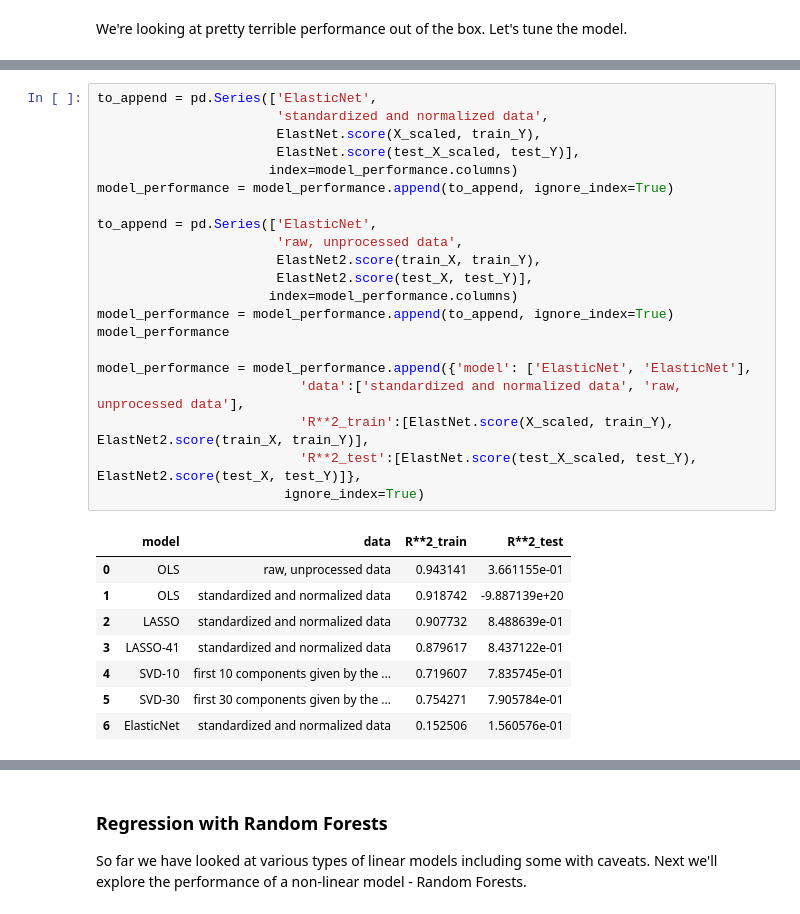
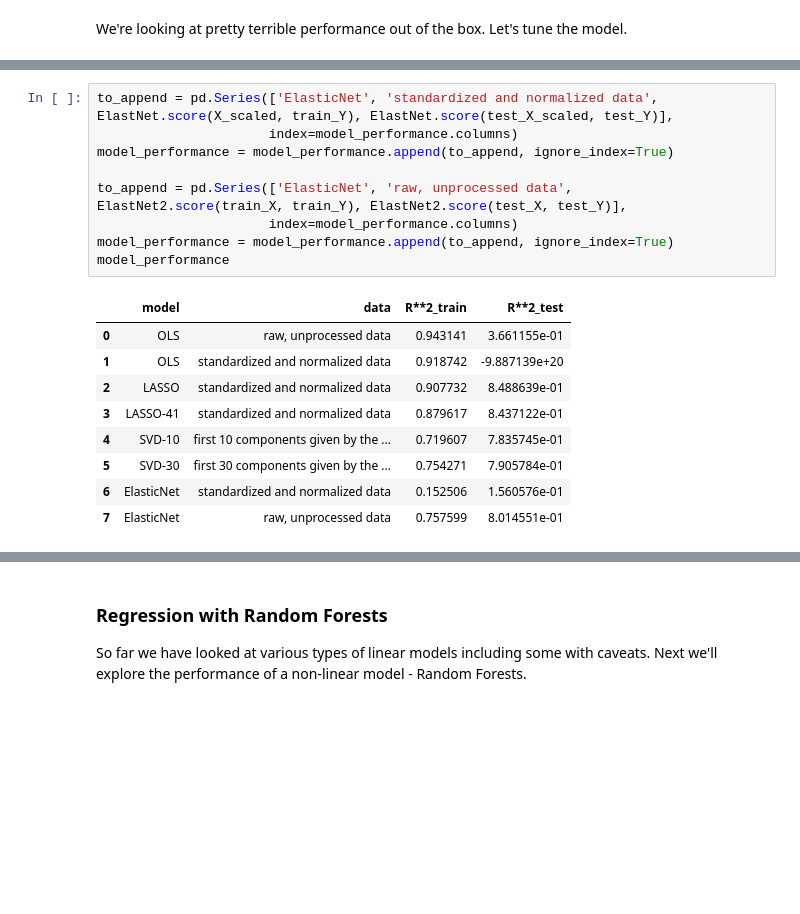
Before and after one commit to aditinabar/house-prices-modeling, a Jupyter notebook: Predicting House Prices.ipynb, the cells around one changed output, grey strips where cells are left out. Cells and saved outputs as stored; diff of their text form; blank space fills up the shorter version.

Commit message:
Clean up ElasticNet implementation to notebook.

```diff
--- a/Predicting House Prices.ipynb
+++ b/Predicting House Prices.ipynb
@@ -364,30 +363,19 @@ mean_squared_error(testpredictions_elastnet2, test_Y)
 # %%
-to_append = pd.Series(['ElasticNet',
-                       'standardized and normalized data',
-                       ElastNet.score(X_scaled, train_Y),
-                       ElastNet.score(test_X_scaled, test_Y)],
+to_append = pd.Series(['ElasticNet', 'standardized and normalized data', ElastNet.score(X_scaled, train_Y), ElastNet.score(test_X_scaled, test_Y)],
                       index=model_performance.columns)
 model_performance = model_performance.append(to_append, ignore_index=True)
 
-to_append = pd.Series(['ElasticNet',
-                       'raw, unprocessed data',
-                       ElastNet2.score(train_X, train_Y),
-                       ElastNet2.score(test_X, test_Y)],
+to_append = pd.Series(['ElasticNet', 'raw, unprocessed data', ElastNet2.score(train_X, train_Y), ElastNet2.score(test_X, test_Y)],
                       index=model_performance.columns)
 model_performance = model_performance.append(to_append, ignore_index=True)
 model_performance
-
-model_performance = model_performance.append({'model': ['ElasticNet', 'ElasticNet'],
-                          'data':['standardized and normalized data', 'raw, unprocessed data'],
-                          'R**2_train':[ElastNet.score(X_scaled, train_Y), ElastNet2.score(train_X, train_Y)],
-                          'R**2_test':[ElastNet.score(test_X_scaled, test_Y), ElastNet2.score(test_X, test_Y)]},
-                        ignore_index=True)
 # %% [output]
 |  | model | data | R**2_train | R**2_test |
 | 0 | OLS | raw, unprocessed data | 0.943141 | 3.661155e-01 |
 | 1 | OLS | standardized and normalized data | 0.918742 | -9.887139e+20 |
 | 2 | LASSO | standardized and normalized data | 0.907732 | 8.488639e-01 |
 | 3 | LASSO-41 | standardized and normalized data | 0.879617 | 8.437122e-01 |
 | 4 | SVD-10 | first 10 components given by the ... | 0.719607 | 7.835745e-01 |
 | 5 | SVD-30 | first 30 components given by the ... | 0.754271 | 7.905784e-01 |
 | 6 | ElasticNet | standardized and normalized data | 0.152506 | 1.560576e-01 |
+| 7 | ElasticNet | raw, unprocessed data | 0.757599 | 8.014551e-01 |
```
Also changed, not shown: parts of 6 cells of this notebook.
